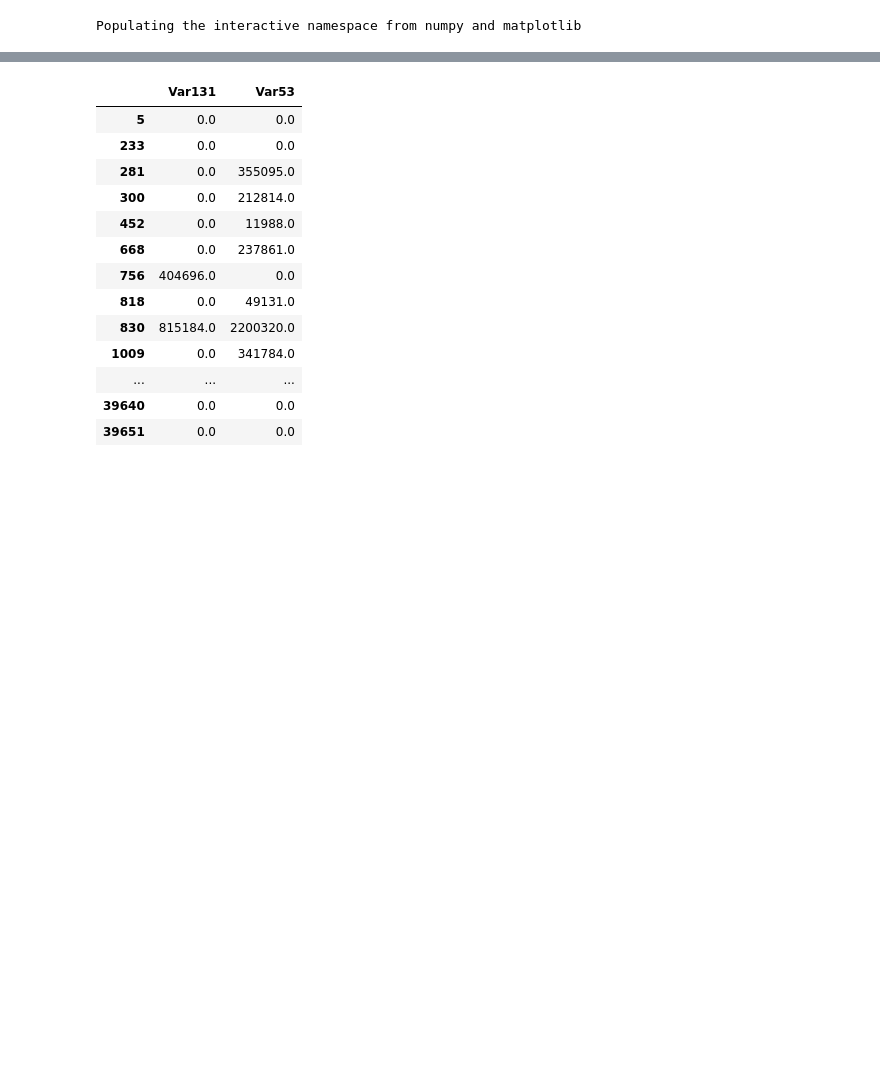
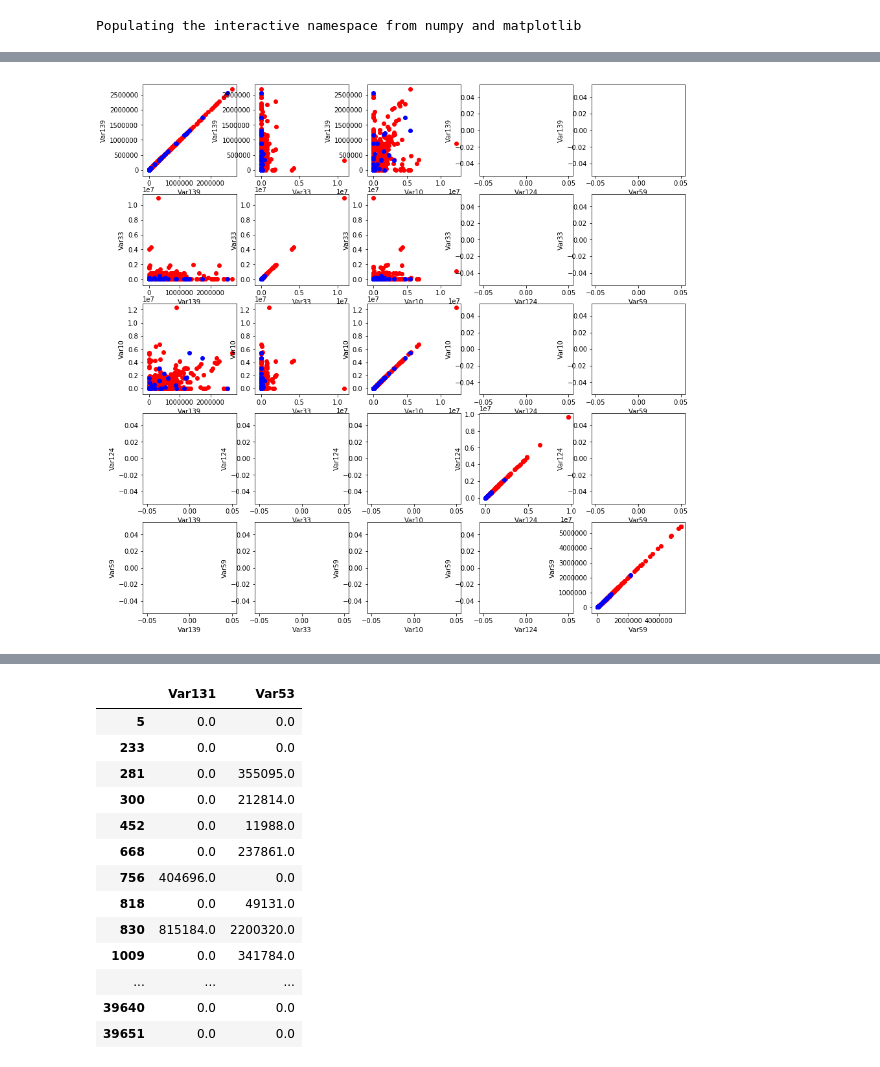
Before and after one commit to garbouz-victor/coursera-final-project, a Jupyter notebook: week1/week_1.ipynb, the cells around one changed output, grey strips where cells are left out. Cells and saved outputs as stored; diff of their text form; code cells hidden in the pictures; blank space fills up the shorter version.

```diff
--- a/week1/week_1.ipynb
+++ b/week1/week_1.ipynb
@@ -138,0 +188,4 @@ pylab.scatter(data['Var131'].loc[labels.index[labels[0] == 1].tolist()], \
+# %%
+charter_by_class(data, labels, sorted(corrs, key=corrs.__getitem__)[-20:][:10][-5:])
+# %% [output]
+[figure, added]
```
Also changed, not shown: parts of 11 cells of this notebook.
